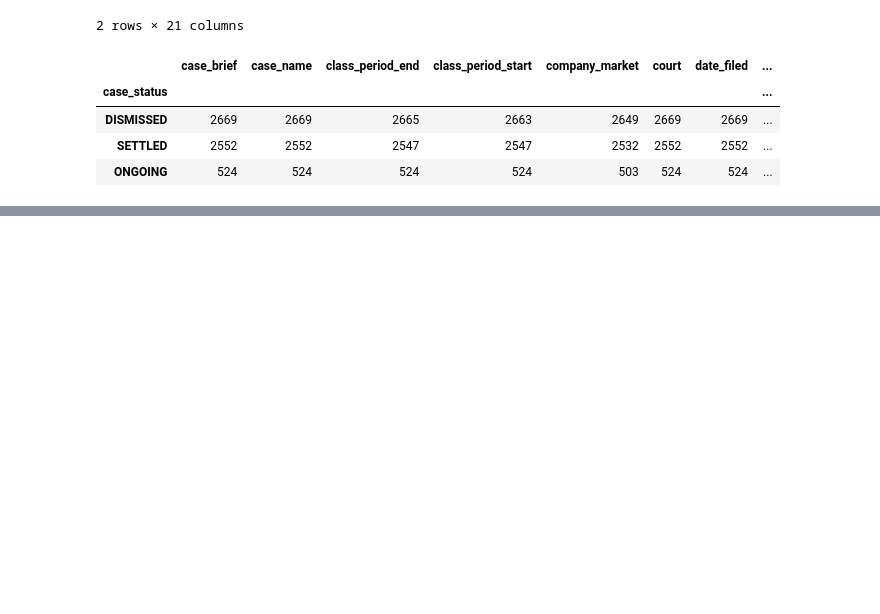
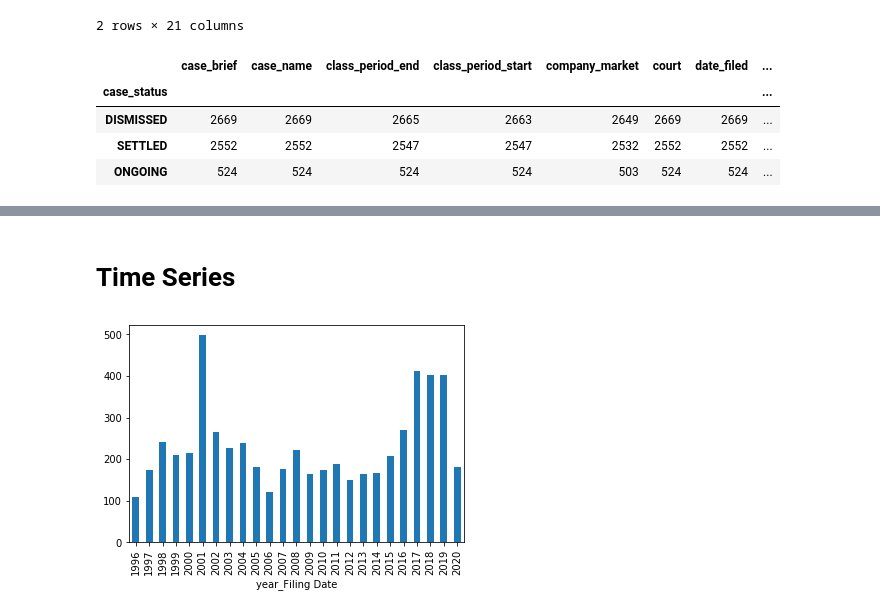
Before and after one commit to zycalice/securities-class-action, a Jupyter notebook: src/analysis_visualization.ipynb, the cells around one changed output, grey strips where cells are left out. Drawn from its saved outputs; the diff is of its cells as text; code cells hidden in the pictures; blank space fills up the shorter version.

Commit message:
added time series

```diff
--- a/src/analysis_visualization.ipynb
+++ b/src/analysis_visualization.ipynb
@@ -73,0 +105,2 @@ top10(scraped_data, "case_status", "case_name")
+# %% [markdown]
+# Time Series
@@ -73,0 +109,4 @@ top10(scraped_data, "case_status", "case_name")
+# %%
+time_series(sumtable, "year_Filing Date", "Filing Name")
+# %% [output]
+[figure, added]
```
Also changed, not shown: parts of 11 cells of this notebook, 3 other files.
